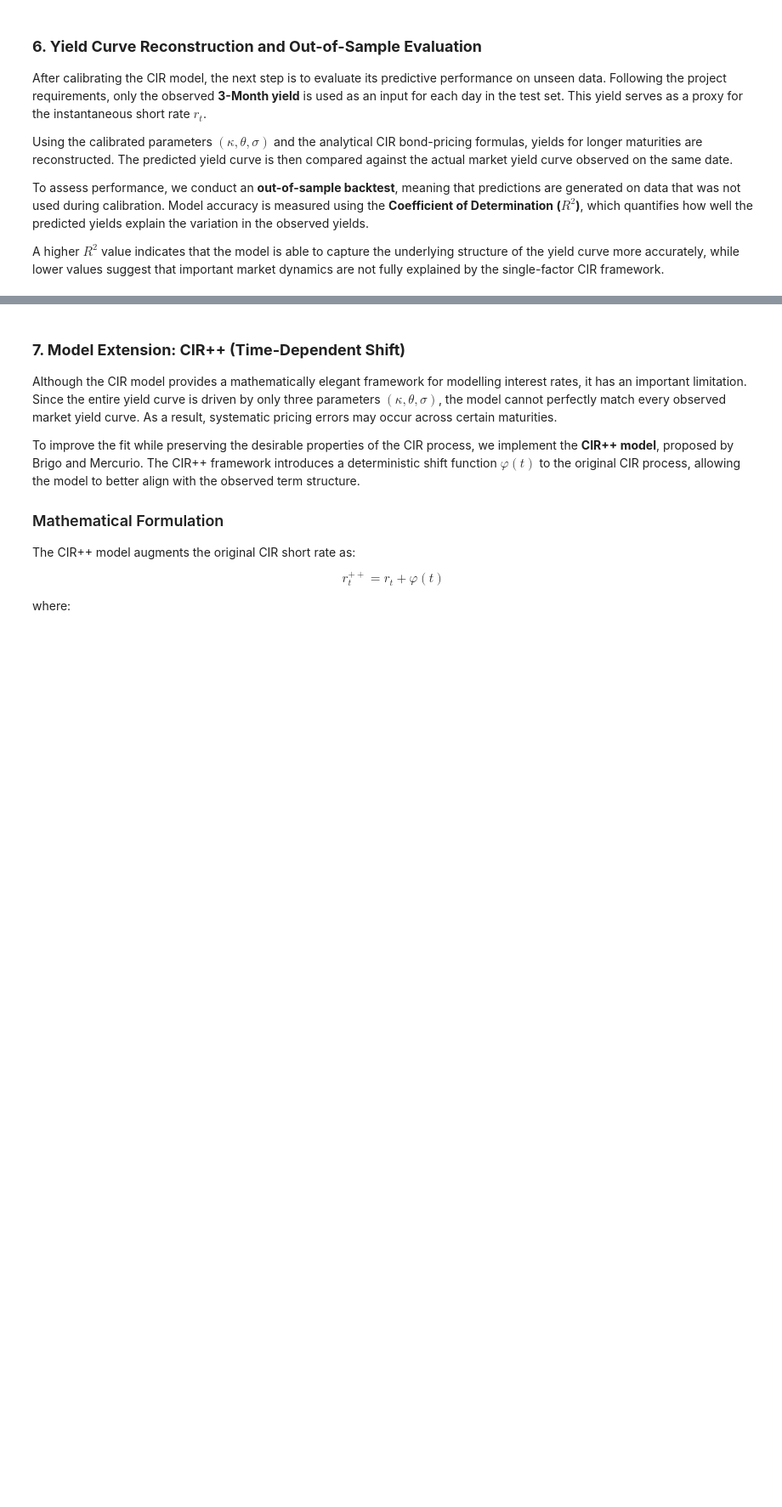
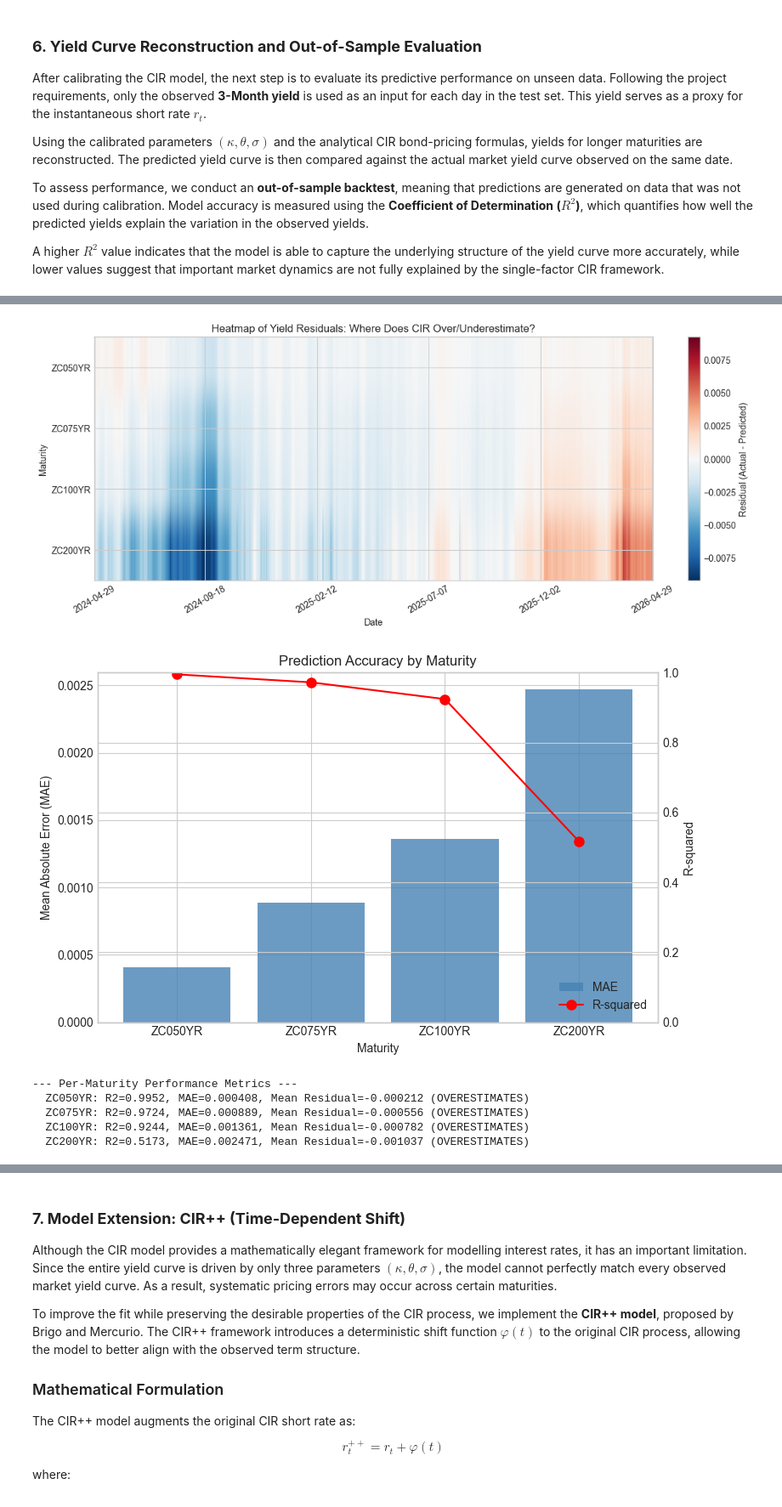
Before and after one commit to arpitsingh2492/stochastic-interest-rate-modelling-and-prediction, a Jupyter notebook: main.ipynb, the cells around one changed output, grey strips where cells are left out. Shown at 85% size. Drawn from its saved outputs; the diff is of its cells as text; code cells hidden in the pictures; blank space fills up the shorter version.

Commit message:
Enhance CIR++ model, answer 9 questions, and add critical analysis

```diff
--- a/main.ipynb
+++ b/main.ipynb
@@ -31,9 +31,9 @@ plt.style.use('seaborn-v0_8-whitegrid')
 # %%
 # Please provide the links from where to fetch these datasets
 
-TRAIN_DATA_URL = 'INSERT_TRAIN_DATA_URL_HERE'
-TEST_DATA_URL = 'INSERT_TEST_DATA_URL_HERE'
-TEST_3M_URL = 'INSERT_TEST_3M_DATA_URL_HERE'
+TRAIN_DATA_URL = 'https://raw.githubusercontent.com/arpitsingh2492/stochastic-interest-rate-modelling-and-prediction/refs/heads/main/dataset/train_data.csv'
+TEST_DATA_URL = 'https://raw.githubusercontent.com/arpitsingh2492/stochastic-interest-rate-modelling-and-prediction/refs/heads/main/dataset/test_data.csv'
+TEST_3M_URL = 'https://raw.githubusercontent.com/arpitsingh2492/stochastic-interest-rate-modelling-and-prediction/refs/heads/main/dataset/test_data_3M.csv'
 
 print("Data will be fetched directly from the provided URLs.")
 # %% [output]
@@ -418,0 +497,54 @@ plt.show()
+# %%
+# 6.2 Residual Analysis: Where does the base CIR model systematically over- or underestimate?
+residuals = actual_yields_test - predicted_yields_test
+res_df = pd.DataFrame(residuals, columns=predict_cols, index=test_df['Date'])
+
+# Heatmap of Residuals
+plt.figure(figsize=(12, 5))
+im = plt.imshow(residuals.T, aspect='auto', cmap='RdBu_r',
+                vmin=-np.max(np.abs(residuals)), vmax=np.max(np.abs(residuals)))
+plt.colorbar(im, label='Residual (Actual - Predicted)')
+plt.yticks(ticks=np.arange(len(predict_cols)), labels=predict_cols)
+x_ticks = np.linspace(0, len(test_df)-1, 6, dtype=int)
+plt.xticks(ticks=x_ticks, labels=[test_df['Date'].iloc[j].strftime('%Y-%m-%d') for j in x_ticks], rotation=30)
+plt.title('Heatmap of Yield Residuals: Where Does CIR Over/Underestimate?')
+plt.xlabel('Date')
+plt.ylabel('Maturity')
+plt.tight_layout()
+plt.show()
+
+# MAE per maturity bar chart
+mae_per_maturity = np.mean(np.abs(residuals), axis=0)
+r2_per_maturity = [calculate_r_squared(actual_yields_test[:, j], predicted_yields_test[:, j]) for j in range(len(predict_cols))]
+
+fig, ax1 = plt.subplots(figsize=(8, 5))
+bars = ax1.bar(predict_cols, mae_per_maturity, color='steelblue', alpha=0.8, label='MAE')
+ax1.set_ylabel('Mean Absolute Error (MAE)')
+ax1.set_xlabel('Maturity')
+ax1.set_title('Prediction Accuracy by Maturity')
+
+ax2 = ax1.twinx()
+ax2.plot(predict_cols, r2_per_maturity, 'ro-', markersize=8, label='R-squared')
+ax2.set_ylabel('R-squared')
+ax2.set_ylim(0, 1)
+
+lines1, labels1 = ax1.get_legend_handles_labels()
+lines2, labels2 = ax2.get_legend_handles_labels()
+ax1.legend(lines1 + lines2, labels1 + labels2, loc='lower right')
+plt.tight_layout()
+plt.show()
+
+# Print per-maturity metrics
+print("--- Per-Maturity Performance Metrics ---")
+for j, col in enumerate(predict_cols):
+    mean_res = np.mean(residuals[:, j])
+    direction = "UNDERESTIMATES" if mean_res > 0 else "OVERESTIMATES"
+    print(f"  {col}: R2={r2_per_maturity[j]:.4f}, MAE={mae_per_maturity[j]:.6f}, Mean Residual={mean_res:+.6f} ({direction})")
+# %% [output]
+[figure, added]
+[figure, added]
+--- Per-Maturity Performance Metrics ---
+  ZC050YR: R2=0.9952, MAE=0.000408, Mean Residual=-0.000212 (OVERESTIMATES)
+  ZC075YR: R2=0.9724, MAE=0.000889, Mean Residual=-0.000556 (OVERESTIMATES)
+  ZC100YR: R2=0.9244, MAE=0.001361, Mean Residual=-0.000782 (OVERESTIMATES)
+  ZC200YR: R2=0.5173, MAE=0.002471, Mean Residual=-0.001037 (OVERESTIMATES)
```
Also changed, not shown: parts of 17 cells of this notebook.
